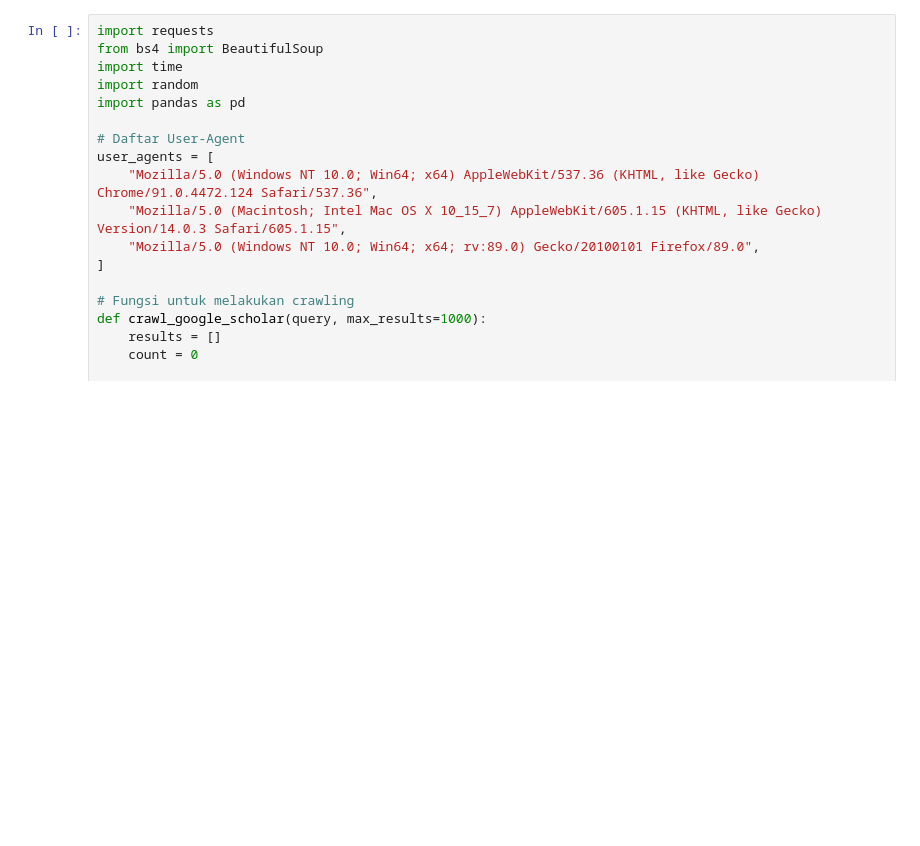
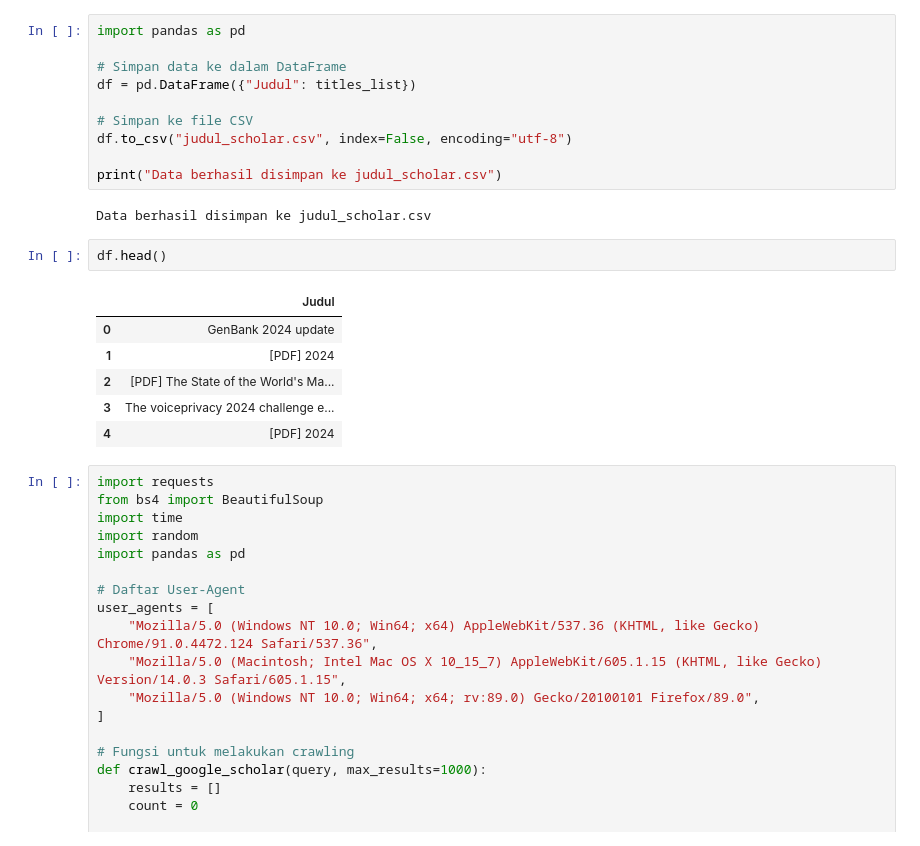
Before and after one commit to Hadoroo/TopicModeling, a Jupyter notebook: DataCrawler.ipynb, the cells around one changed output. Saved outputs shown, nothing was run; the diff lists cells and outputs as text; blank space fills up the shorter version.

```diff
--- a/DataCrawler.ipynb
+++ b/DataCrawler.ipynb
@@ -1,3 +84,24 @@
+# %%
+import pandas as pd
+
+# Simpan data ke dalam DataFrame
+df = pd.DataFrame({"Judul": titles_list})
+
+# Simpan ke file CSV
+df.to_csv("judul_scholar.csv", index=False, encoding="utf-8")
+
+print("Data berhasil disimpan ke judul_scholar.csv")
+# %% [output]
+Data berhasil disimpan ke judul_scholar.csv
+# %%
+df.head()
+# %% [output]
+|  | Judul |
+| 0 | GenBank 2024 update |
+| 1 | [PDF] 2024 |
+| 2 | [PDF] The State of the World's Ma... |
+| 3 | The voiceprivacy 2024 challenge e... |
+| 4 | [PDF] 2024 |
 # %%
 import requests
 from bs4 import BeautifulSoup
```
Also changed, not shown: parts of 1 cell of this notebook, 2 other files.
